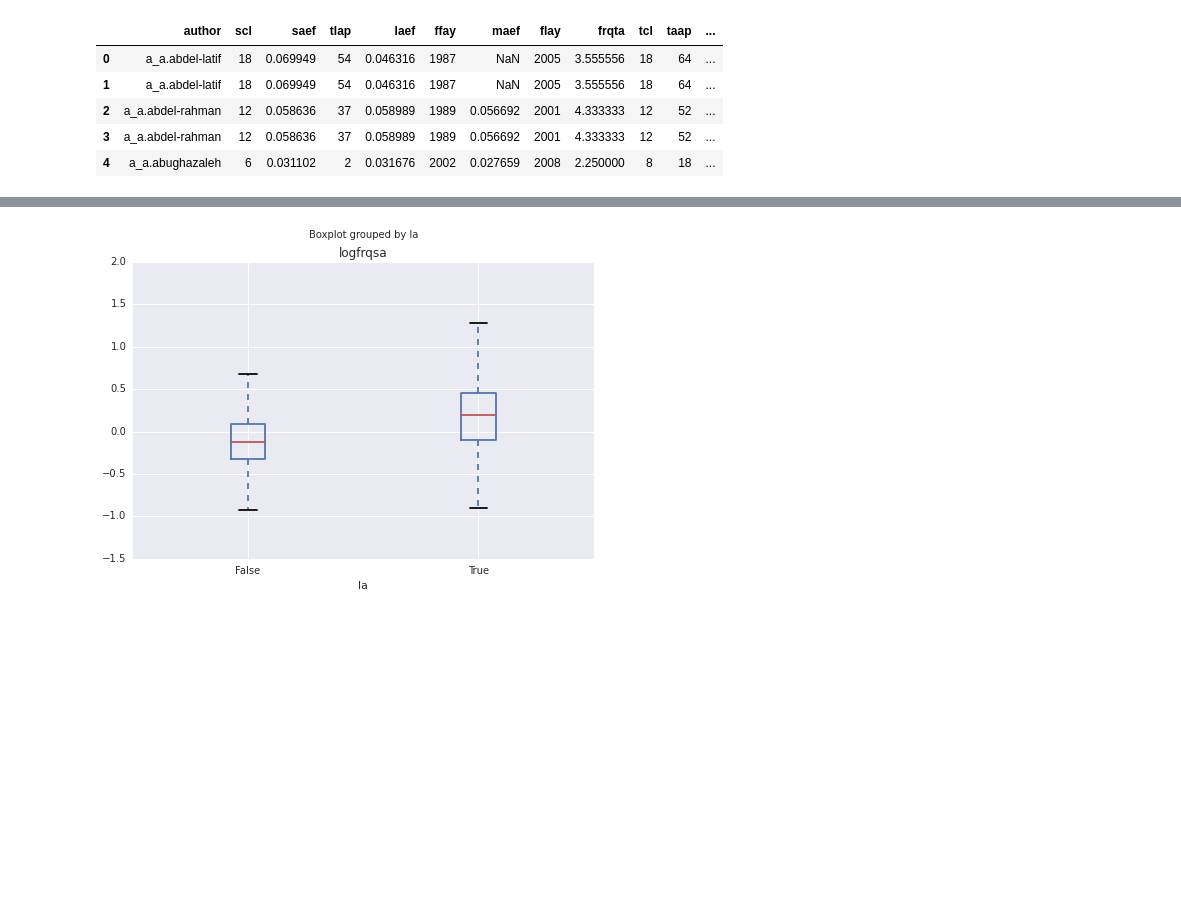
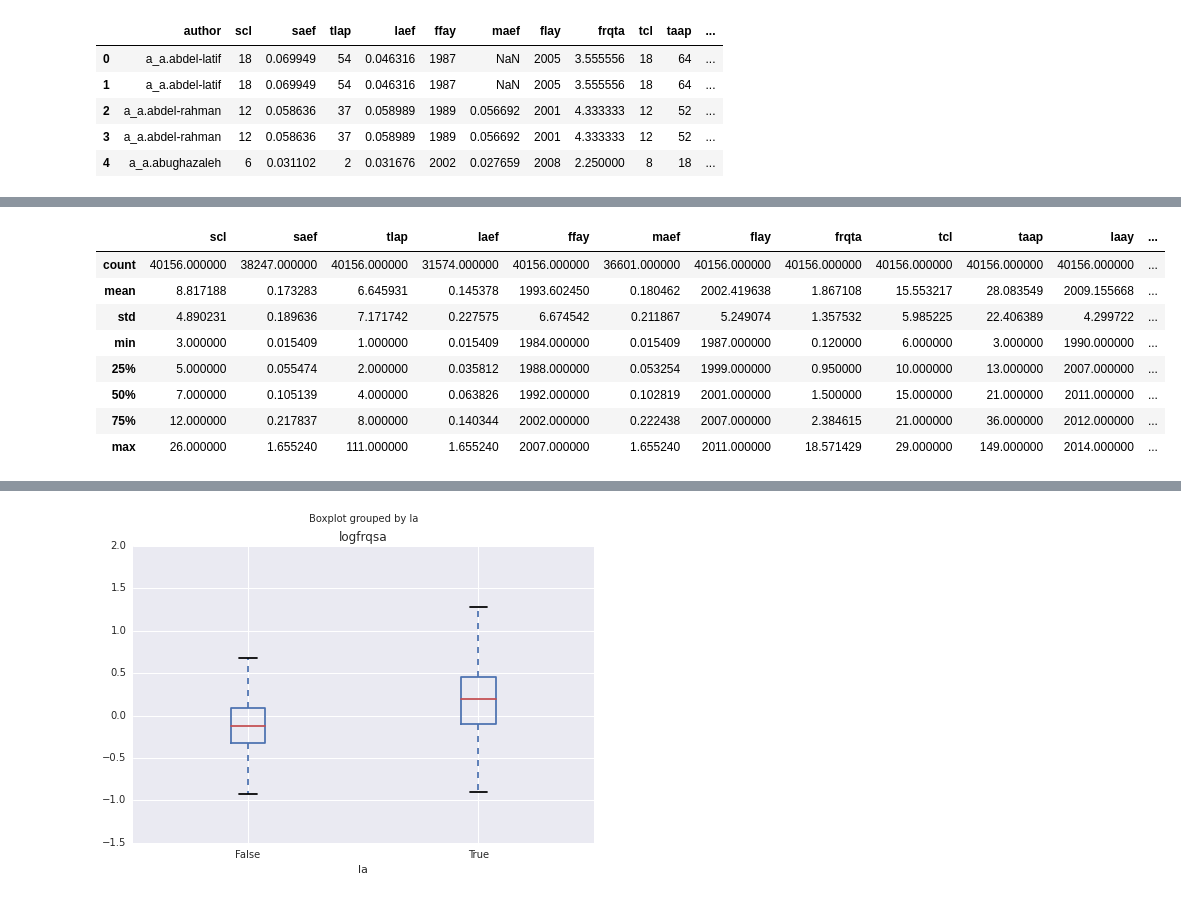
Before and after one commit to shinwachi/cs109_firstOrPerish, a Jupyter notebook: final_processbook/process_book.ipynb, the cells around one changed output, grey strips where cells are left out. Cells and saved outputs as stored; diff of their text form; code cells hidden in the pictures; blank space fills up the shorter version.

```diff
--- a/final_processbook/process_book.ipynb
+++ b/final_processbook/process_book.ipynb
@@ -528,0 +571,12 @@ data.head()
+# %%
+data[data.fcl>2.0].describe()
+# %% [output]
+|  | scl | saef | tlap | laef | ffay | maef | flay | frqta | tcl | taap | laay | ... |
+| count | 40156.000000 | 38247.000000 | 40156.000000 | 31574.000000 | 40156.000000 | 36601.000000 | 40156.000000 | 40156.000000 | 40156.000000 | 40156.000000 | 40156.000000 | ... |
+| mean | 8.817188 | 0.173283 | 6.645931 | 0.145378 | 1993.602450 | 0.180462 | 2002.419638 | 1.867108 | 15.553217 | 28.083549 | 2009.155668 | ... |
+| std | 4.890231 | 0.189636 | 7.171742 | 0.227575 | 6.674542 | 0.211867 | 5.249074 | 1.357532 | 5.985225 | 22.406389 | 4.299722 | ... |
+| min | 3.000000 | 0.015409 | 1.000000 | 0.015409 | 1984.000000 | 0.015409 | 1987.000000 | 0.120000 | 6.000000 | 3.000000 | 1990.000000 | ... |
+| 25% | 5.000000 | 0.055474 | 2.000000 | 0.035812 | 1988.000000 | 0.053254 | 1999.000000 | 0.950000 | 10.000000 | 13.000000 | 2007.000000 | ... |
+| 50% | 7.000000 | 0.105139 | 4.000000 | 0.063826 | 1992.000000 | 0.102819 | 2001.000000 | 1.500000 | 15.000000 | 21.000000 | 2011.000000 | ... |
+| 75% | 12.000000 | 0.217837 | 8.000000 | 0.140344 | 2002.000000 | 0.222438 | 2007.000000 | 2.384615 | 21.000000 | 36.000000 | 2012.000000 | ... |
+| max | 26.000000 | 1.655240 | 111.000000 | 1.655240 | 2007.000000 | 1.655240 | 2011.000000 | 18.571429 | 29.000000 | 149.000000 | 2014.000000 | ... |
```
Also changed, not shown: parts of 7 cells of this notebook.
